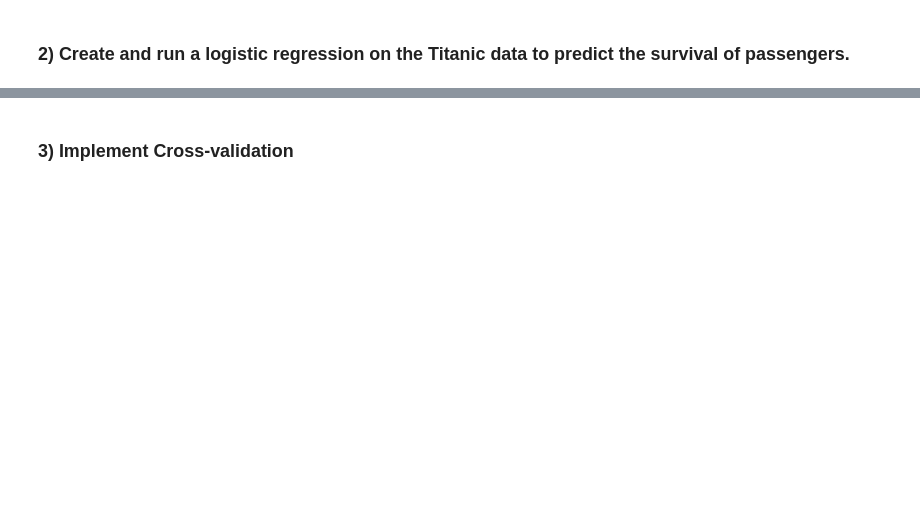
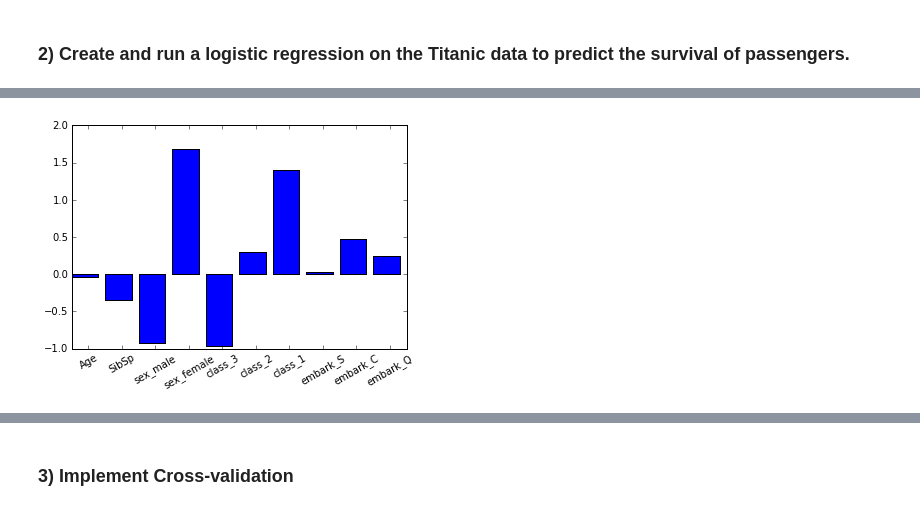
Before and after one commit to rdi28/DAT_SF_10, a Jupyter notebook: Midterm/Midtermv2.ipynb, the cells around one changed output, grey strips where cells are left out. Cells and saved outputs as stored; diff of their text form; code cells hidden in the pictures; blank space fills up the shorter version.

```diff
--- a/Midterm/Midtermv2.ipynb
+++ b/Midterm/Midtermv2.ipynb
@@ -158,5 +156,7 @@ for j in df2['Embarked'].unique():
     label = "embark_" + str(j)
     df2[label] = df2['Embarked'] == j
 # %%
-features = df2.as_matrix(columns = ['Age', 'SibSp', 'sex_male', 'class_3', 'class_2', 'embark_S', 'embark_C'])
+#Create feature set
+feature_names = ['Age', 'SibSp', 'sex_male', 'sex_female', 'class_3', 'class_2', 'class_1', 'embark_S', 'embark_C', 'embark_Q']
+features = df2.as_matrix(columns = ['Age', 'SibSp', 'sex_male', 'sex_female', 'class_3', 'class_2', 'class_1', 'embark_S', 'embark_C', 'embark_Q'])
 # %%
@@ -163,4 +164,5 @@ features = df2.as_matrix(columns = ['Age', 'SibSp', 'sex_male', 'class_3', 'clas
 target = df2['Survived'].values
 # %%
+#Instantiate the logistic regression model and fit it
 lr = LogisticRegression()
-lr.fit(features, target)
+model = lr.fit(features, target)
@@ -194,0 +187,7 @@ dx
+# %%
+#Print model summary
+x = np.arange(len(feature_names))
+plt.bar(x, model.coef_.ravel()[-10:])
+_ = plt.xticks(x + 0.5, feature_names, rotation=30)
+# %% [output]
+[figure, added]
```
Also changed, not shown: parts of 22 cells of this notebook, 1 other file.
